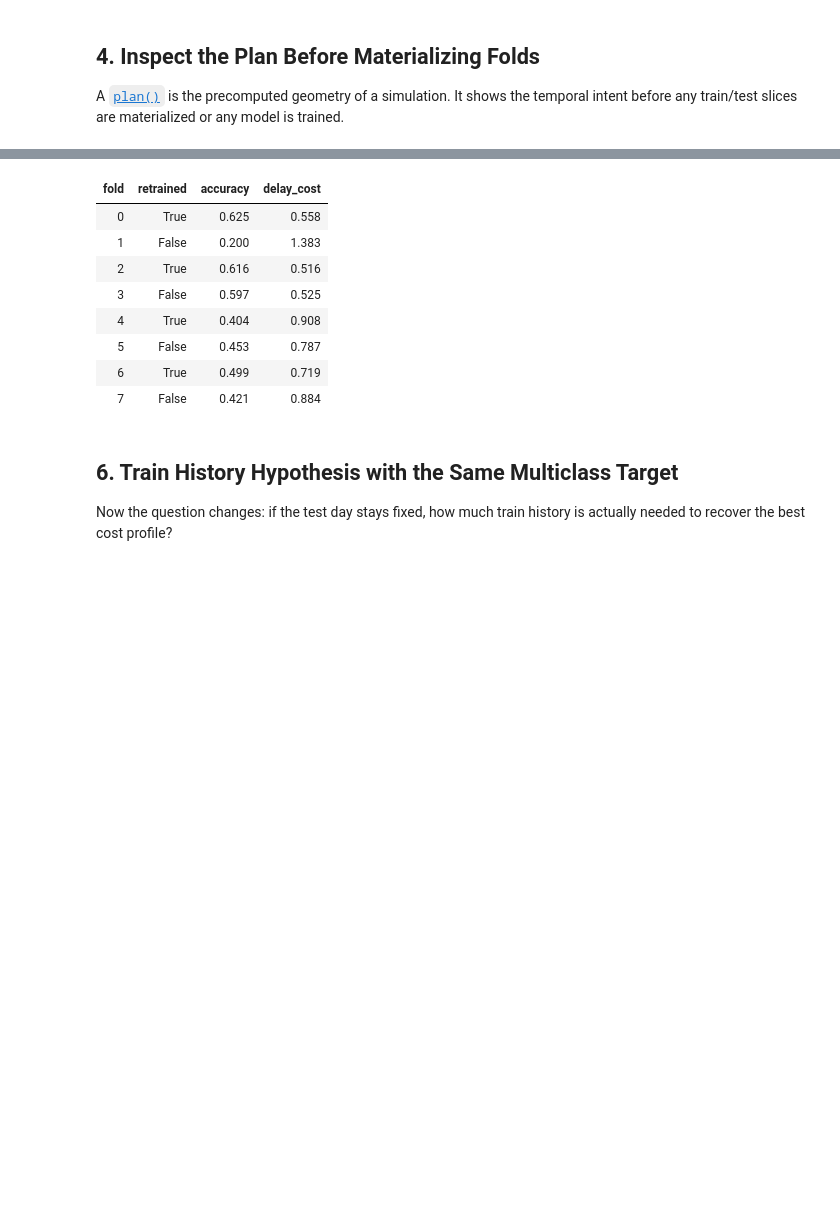
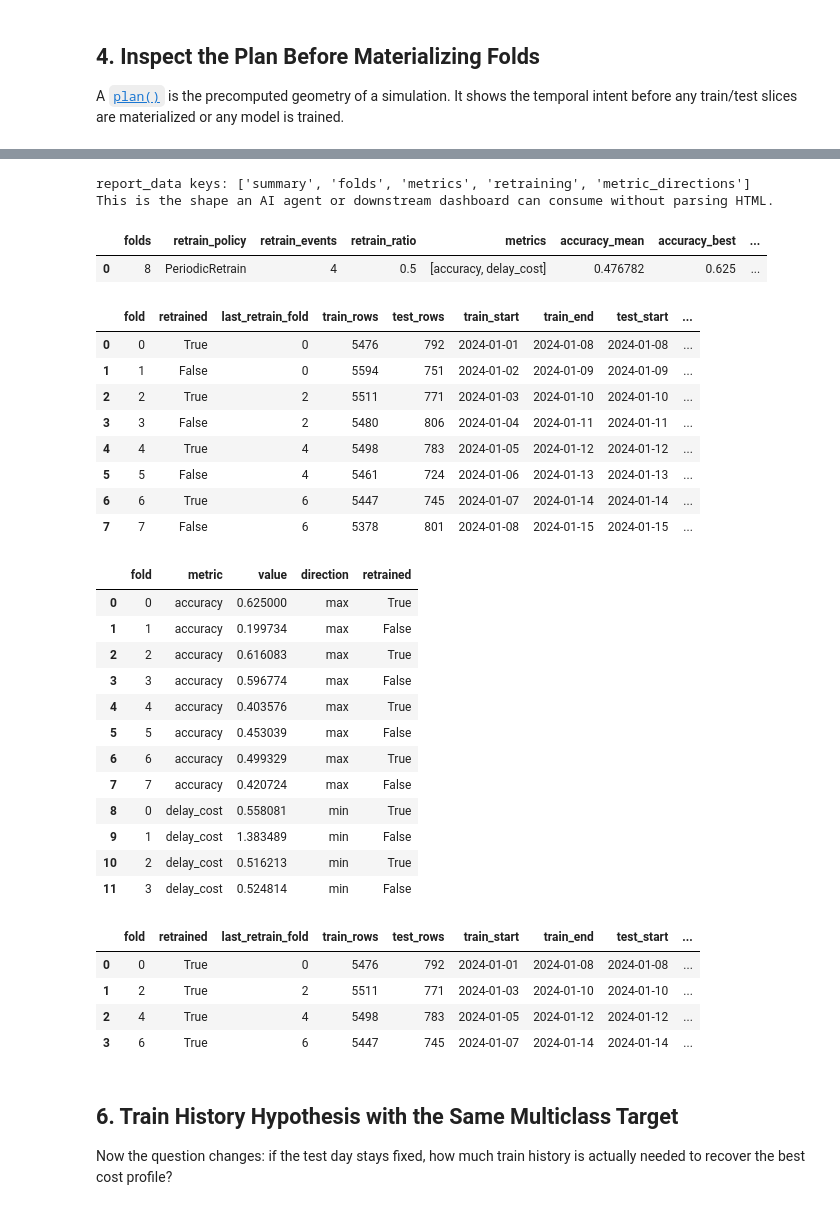
Before and after one commit to marmurar/jano, a Jupyter notebook: notebooks/bts_airline_on_time_validation.ipynb, the cells around one changed output, grey strips where cells are left out. Saved outputs shown, nothing was run; the diff lists cells and outputs as text; code cells hidden in the pictures; blank space fills up the shorter version.

```diff
--- a/notebooks/bts_airline_on_time_validation.ipynb
+++ b/notebooks/bts_airline_on_time_validation.ipynb
@@ -304,16 +310,52 @@ comparison_df
-# %%
-periodic_detail = policy_runs["periodic_2"].to_frame()[["fold", "retrained", "accuracy", "delay_cost"]]
-periodic_detail
-# %% [output]
-| fold | retrained | accuracy | delay_cost |
-| 0 | True | 0.625 | 0.558 |
-| 1 | False | 0.200 | 1.383 |
-| 2 | True | 0.616 | 0.516 |
-| 3 | False | 0.597 | 0.525 |
-| 4 | True | 0.404 | 0.908 |
-| 5 | False | 0.453 | 0.787 |
-| 6 | True | 0.499 | 0.719 |
-| 7 | False | 0.421 | 0.884 |
+# %%
+periodic_run = policy_runs["periodic_2"]
+periodic_report = periodic_run.report_data(include_predictions=False)
+periodic_metric_trajectory = periodic_run.metric_trajectory()
+periodic_retrain_events = periodic_run.retrain_events().merge(
+    periodic_run.to_frame()[["fold", "accuracy", "delay_cost"]],
+    on="fold",
+    how="left",
+)
+
+print("report_data keys:", list(periodic_report.keys()))
+print("This is the shape an AI agent or downstream dashboard can consume without parsing HTML.")
+
+display(pd.DataFrame([periodic_report["summary"]]))
+display(periodic_run.fold_summary())
+display(periodic_metric_trajectory.head(12))
+display(periodic_retrain_events)
+# %% [output]
+report_data keys: ['summary', 'folds', 'metrics', 'retraining', 'metric_directions']
+This is the shape an AI agent or downstream dashboard can consume without parsing HTML.
+|  | folds | retrain_policy | retrain_events | retrain_ratio | metrics | accuracy_mean | accuracy_best | ... |
+| 0 | 8 | PeriodicRetrain | 4 | 0.5 | [accuracy, delay_cost] | 0.476782 | 0.625 | ... |
+|  | fold | retrained | last_retrain_fold | train_rows | test_rows | train_start | train_end | test_start | ... |
+| 0 | 0 | True | 0 | 5476 | 792 | 2024-01-01 | 2024-01-08 | 2024-01-08 | ... |
+| 1 | 1 | False | 0 | 5594 | 751 | 2024-01-02 | 2024-01-09 | 2024-01-09 | ... |
+| 2 | 2 | True | 2 | 5511 | 771 | 2024-01-03 | 2024-01-10 | 2024-01-10 | ... |
+| 3 | 3 | False | 2 | 5480 | 806 | 2024-01-04 | 2024-01-11 | 2024-01-11 | ... |
+| 4 | 4 | True | 4 | 5498 | 783 | 2024-01-05 | 2024-01-12 | 2024-01-12 | ... |
+| 5 | 5 | False | 4 | 5461 | 724 | 2024-01-06 | 2024-01-13 | 2024-01-13 | ... |
+| 6 | 6 | True | 6 | 5447 | 745 | 2024-01-07 | 2024-01-14 | 2024-01-14 | ... |
+| 7 | 7 | False | 6 | 5378 | 801 | 2024-01-08 | 2024-01-15 | 2024-01-15 | ... |
+|  | fold | metric | value | direction | retrained |
+| 0 | 0 | accuracy | 0.625000 | max | True |
+| 1 | 1 | accuracy | 0.199734 | max | False |
+| 2 | 2 | accuracy | 0.616083 | max | True |
+| 3 | 3 | accuracy | 0.596774 | max | False |
+| 4 | 4 | accuracy | 0.403576 | max | True |
+| 5 | 5 | accuracy | 0.453039 | max | False |
+| 6 | 6 | accuracy | 0.499329 | max | True |
+| 7 | 7 | accuracy | 0.420724 | max | False |
+| 8 | 0 | delay_cost | 0.558081 | min | True |
+| 9 | 1 | delay_cost | 1.383489 | min | False |
+| 10 | 2 | delay_cost | 0.516213 | min | True |
+| 11 | 3 | delay_cost | 0.524814 | min | False |
+|  | fold | retrained | last_retrain_fold | train_rows | test_rows | train_start | train_end | test_start | ... |
+| 0 | 0 | True | 0 | 5476 | 792 | 2024-01-01 | 2024-01-08 | 2024-01-08 | ... |
+| 1 | 2 | True | 2 | 5511 | 771 | 2024-01-03 | 2024-01-10 | 2024-01-10 | ... |
+| 2 | 4 | True | 4 | 5498 | 783 | 2024-01-05 | 2024-01-12 | 2024-01-12 | ... |
+| 3 | 6 | True | 6 | 5447 | 745 | 2024-01-07 | 2024-01-14 | 2024-01-14 | ... |
 # %% [markdown]
 ## 6. Train History Hypothesis with the Same Multiclass Target
 
```
Also changed, not shown: parts of 8 cells of this notebook, 10 other files.
